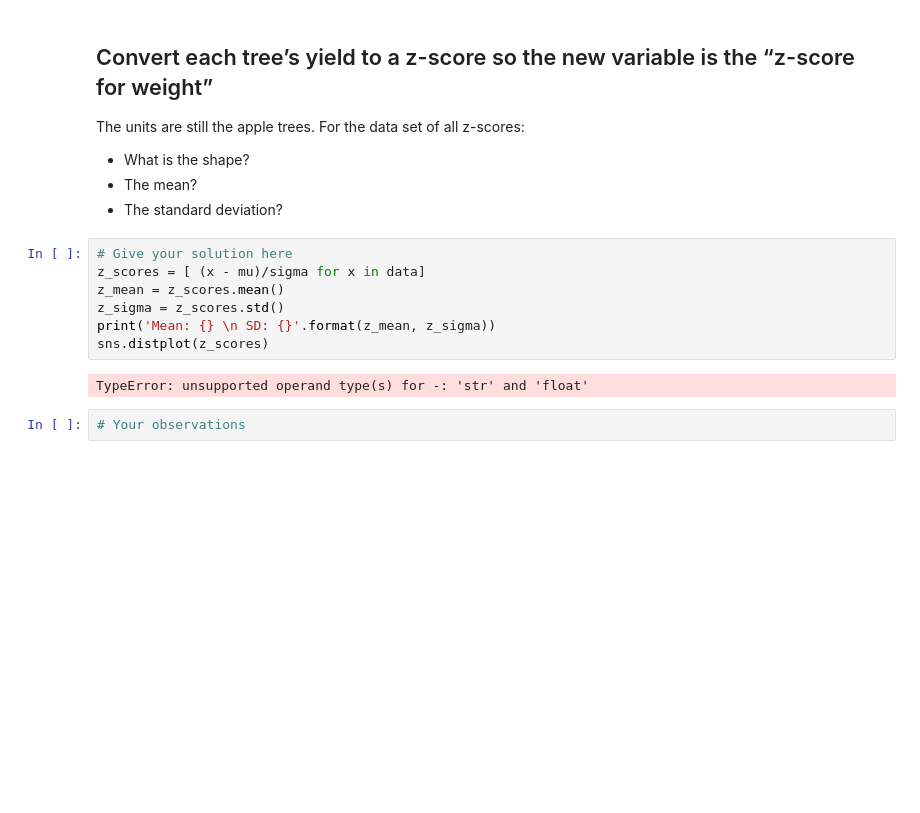
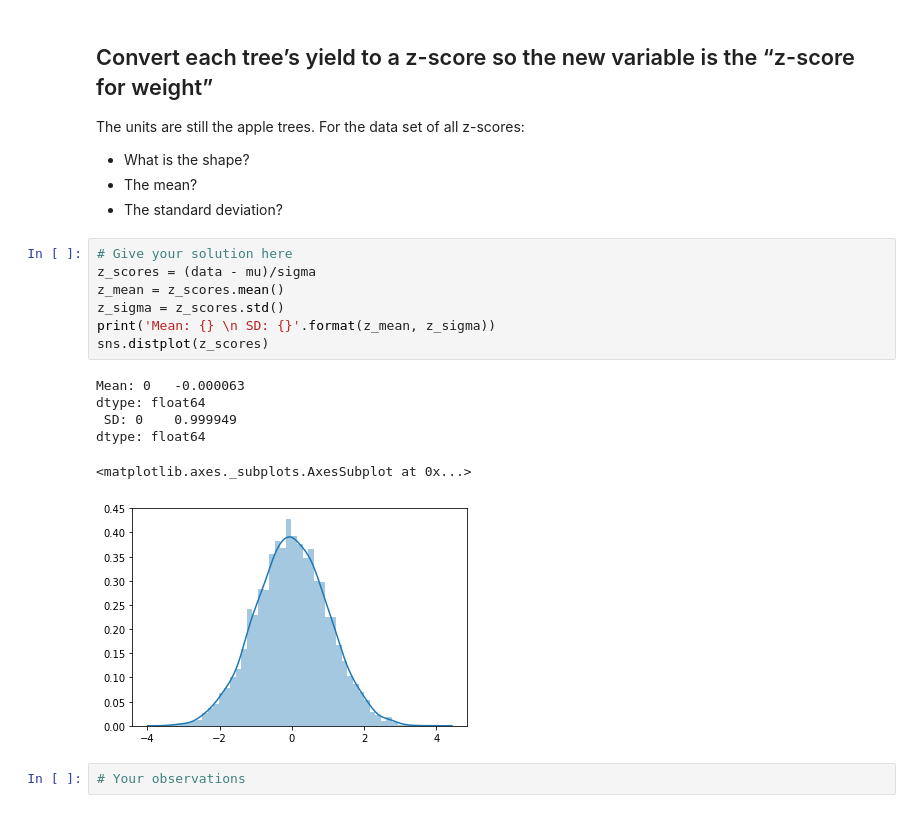
Before and after one commit to fleralle/dsc-standard-normal-distribution-lab-houston-ds-042219, a Jupyter notebook: index.ipynb, the cells around one changed output. Cells and saved outputs as stored; diff of their text form; blank space fills up the shorter version.

```diff
--- a/index.ipynb
+++ b/index.ipynb
@@ -106,13 +106,18 @@ The units are still the apple trees. For the data set of all z-scores:
 * The standard deviation?
 # %%
 # Give your solution here
-z_scores = [ (x - mu)/sigma for x in data]
+z_scores = (data - mu)/sigma
 z_mean = z_scores.mean()
 z_sigma = z_scores.std()
 print('Mean: {} \n SD: {}'.format(z_mean, z_sigma))
 sns.distplot(z_scores)
 # %% [output]
-TypeError: unsupported operand type(s) for -: 'str' and 'float'
+Mean: 0   -0.000063
+dtype: float64
+ SD: 0    0.999949
+dtype: float64
+<matplotlib.axes._subplots.AxesSubplot at 0x...>
+[figure, added]
 # %%
 # Your observations
 # %% [markdown]
```
